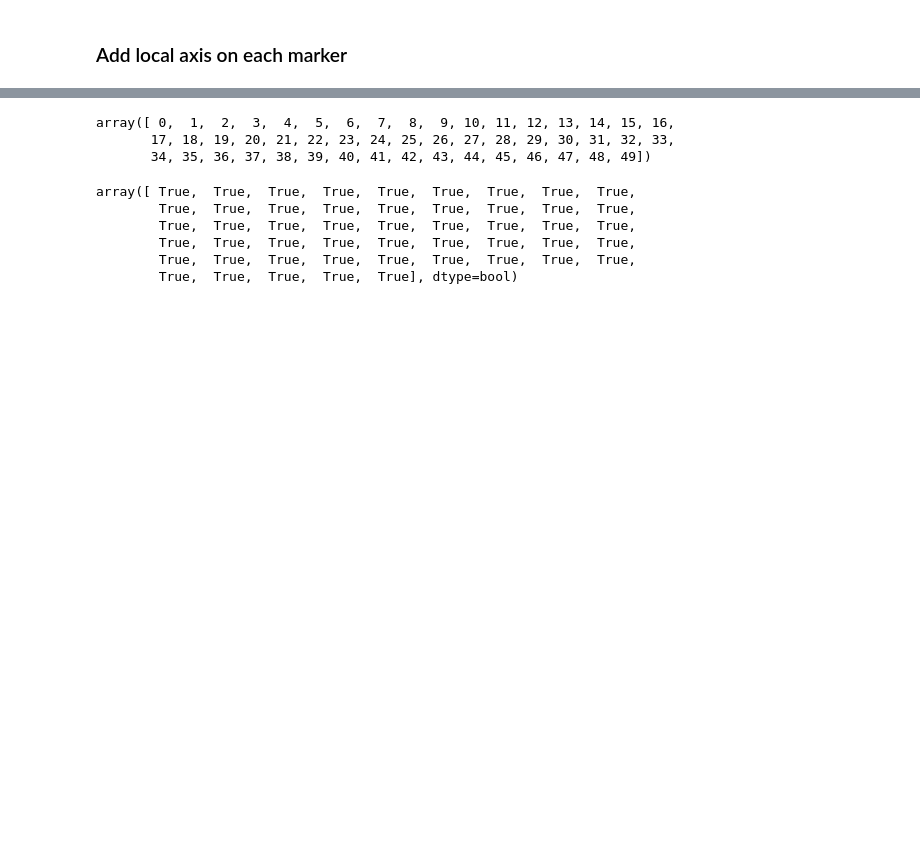
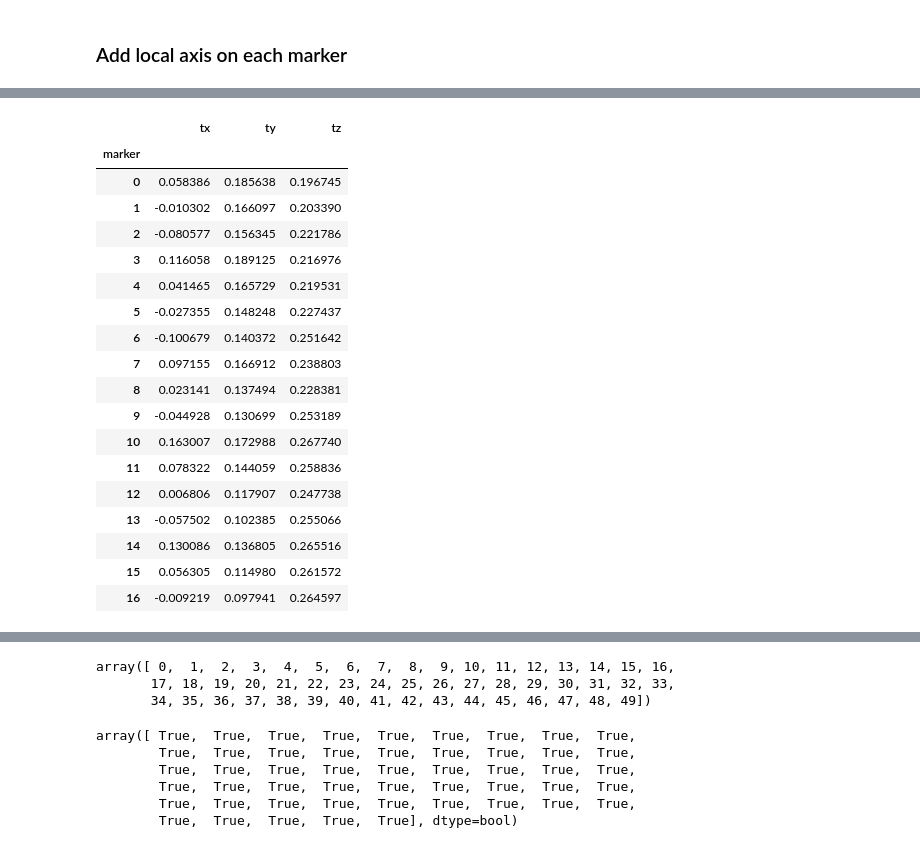
Before and after one commit to lcharleux/mecaruco2, a Jupyter notebook: doc/notebooks/Aruco/sandbox/ludovic/aruco_calibration_rotation.ipynb, the cells around one changed output, grey strips where cells are left out. Saved outputs shown, nothing was run; the diff lists cells and outputs as text; code cells hidden in the pictures; blank space fills up the shorter version.

```diff
--- a/doc/notebooks/Aruco/sandbox/ludovic/aruco_calibration_rotation.ipynb
+++ b/doc/notebooks/Aruco/sandbox/ludovic/aruco_calibration_rotation.ipynb
@@ -258,4 +280,30 @@ plt.show()
 # %% [output]
 [interactive output not drawn]
 [interactive output not drawn]
+# %%
+data = pd.DataFrame(data = tvecs.reshape(len(tvecs),3), columns = ["tx", "ty", "tz"],
+                    index = ids.flatten())
+data.index.name = "marker"
+data.sort_index(inplace= True)
+data
+# %% [output]
+|  | tx | ty | tz |
+| marker |  |  |  |
+| 0 | 0.058386 | 0.185638 | 0.196745 |
+| 1 | -0.010302 | 0.166097 | 0.203390 |
+| 2 | -0.080577 | 0.156345 | 0.221786 |
+| 3 | 0.116058 | 0.189125 | 0.216976 |
+| 4 | 0.041465 | 0.165729 | 0.219531 |
+| 5 | -0.027355 | 0.148248 | 0.227437 |
+| 6 | -0.100679 | 0.140372 | 0.251642 |
+| 7 | 0.097155 | 0.166912 | 0.238803 |
+| 8 | 0.023141 | 0.137494 | 0.228381 |
+| 9 | -0.044928 | 0.130699 | 0.253189 |
+| 10 | 0.163007 | 0.172988 | 0.267740 |
+| 11 | 0.078322 | 0.144059 | 0.258836 |
+| 12 | 0.006806 | 0.117907 | 0.247738 |
+| 13 | -0.057502 | 0.102385 | 0.255066 |
+| 14 | 0.130086 | 0.136805 | 0.265516 |
+| 15 | 0.056305 | 0.114980 | 0.261572 |
+| 16 | -0.009219 | 0.097941 | 0.264597 |
 # %%
```
Also changed, not shown: parts of 18 cells of this notebook, 1 other file.
